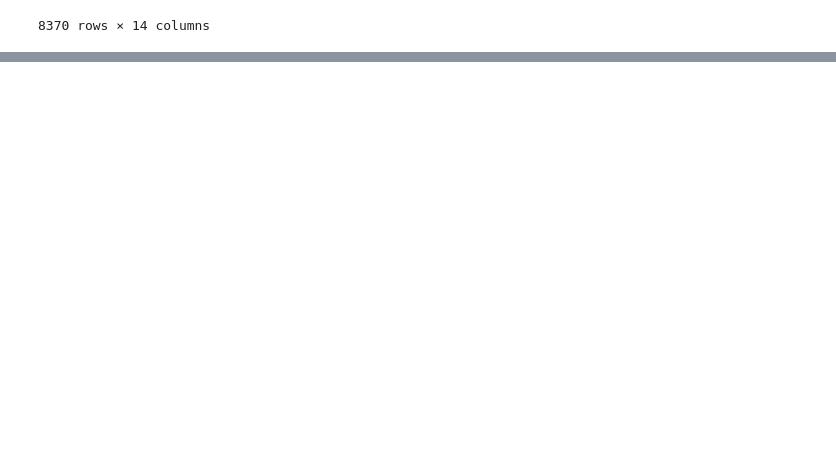
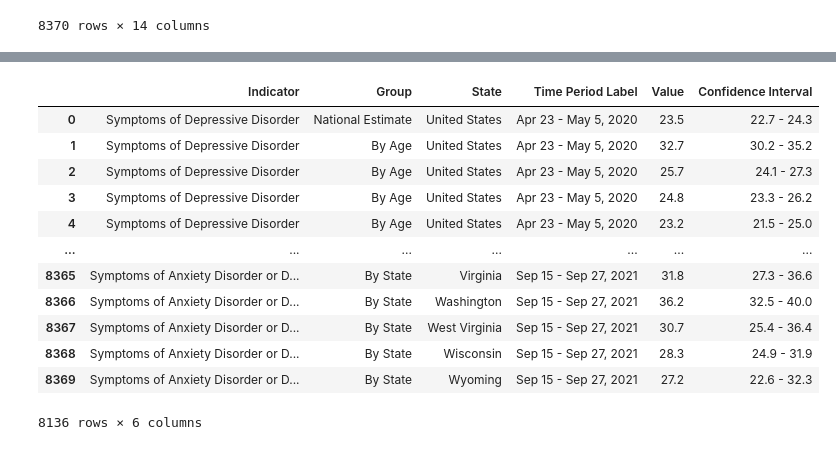
Before and after one commit to mvallido/project-group-29, a Jupyter notebook: notebooks/analysis2.ipynb, the cells around one changed output, grey strips where cells are left out. Saved outputs shown, nothing was run; the diff lists cells and outputs as text; code cells hidden in the pictures; blank space fills up the shorter version.

```diff
--- a/notebooks/analysis2.ipynb
+++ b/notebooks/analysis2.ipynb
@@ -24,0 +29,10 @@ df
+# %%
+import numpy as np
+import matplotlib.pyplot as plt
+import seaborn as sns
+
+# Retrieve csv data
+df = pd.read_csv("../data/raw/Indicators_of_Anxiety_or_Depression_Based_on_Reported_Frequency_of_Symptoms_During_Last_7_Days.csv")
+
+
+raw = df.drop(columns=['Phase','Time Period','Subgroup','Time Period Start Date','Time Period Start Date','Time Period End Date','Low CI','High CI','Quartile Range'])
@@ -24,0 +62,16 @@ df
+# %%
+raw.dropna()
+# %% [output]
+|  | Indicator | Group | State | Time Period Label | Value | Confidence Interval |
+| 0 | Symptoms of Depressive Disorder | National Estimate | United States | Apr 23 - May 5, 2020 | 23.5 | 22.7 - 24.3 |
+| 1 | Symptoms of Depressive Disorder | By Age | United States | Apr 23 - May 5, 2020 | 32.7 | 30.2 - 35.2 |
+| 2 | Symptoms of Depressive Disorder | By Age | United States | Apr 23 - May 5, 2020 | 25.7 | 24.1 - 27.3 |
+| 3 | Symptoms of Depressive Disorder | By Age | United States | Apr 23 - May 5, 2020 | 24.8 | 23.3 - 26.2 |
+| 4 | Symptoms of Depressive Disorder | By Age | United States | Apr 23 - May 5, 2020 | 23.2 | 21.5 - 25.0 |
+| ... | ... | ... | ... | ... | ... | ... |
+| 8365 | Symptoms of Anxiety Disorder or D... | By State | Virginia | Sep 15 - Sep 27, 2021 | 31.8 | 27.3 - 36.6 |
+| 8366 | Symptoms of Anxiety Disorder or D... | By State | Washington | Sep 15 - Sep 27, 2021 | 36.2 | 32.5 - 40.0 |
+| 8367 | Symptoms of Anxiety Disorder or D... | By State | West Virginia | Sep 15 - Sep 27, 2021 | 30.7 | 25.4 - 36.4 |
+| 8368 | Symptoms of Anxiety Disorder or D... | By State | Wisconsin | Sep 15 - Sep 27, 2021 | 28.3 | 24.9 - 31.9 |
+| 8369 | Symptoms of Anxiety Disorder or D... | By State | Wyoming | Sep 15 - Sep 27, 2021 | 27.2 | 22.6 - 32.3 |
+8136 rows × 6 columns
```
Also changed, not shown: parts of 16 cells of this notebook, 1 other file.
